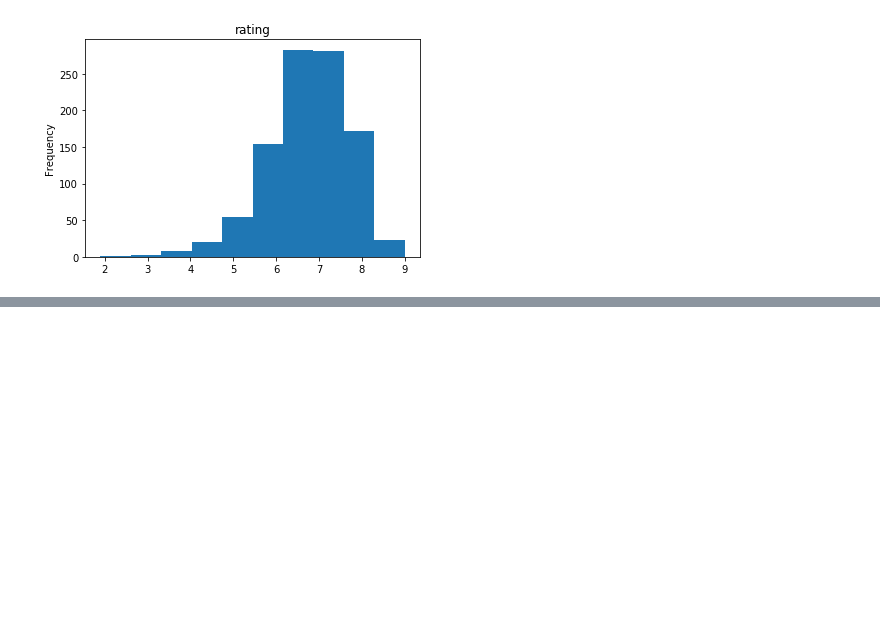
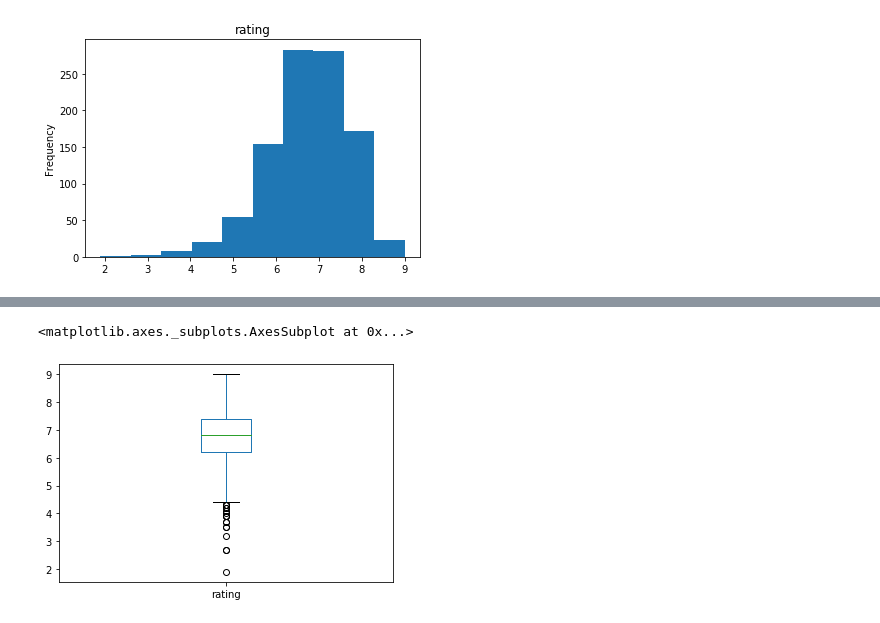
Before and after one commit to ElijahCoding/DataScience, a Jupyter notebook: AdvancedMachineLearning/Pandas/Tutorial.ipynb, the cells around one changed output, grey strips where cells are left out. Cells and saved outputs as stored; diff of their text form; code cells hidden in the pictures; blank space fills up the shorter version.

```diff
--- a/AdvancedMachineLearning/Pandas/Tutorial.ipynb
+++ b/AdvancedMachineLearning/Pandas/Tutorial.ipynb
@@ -405,0 +431,5 @@ df['rating'].plot(kind='hist', title='rating')
+# %%
+df['rating'].plot(kind = 'box')
+# %% [output]
+<matplotlib.axes._subplots.AxesSubplot at 0x...>
+[figure, added]
```
Also changed, not shown: parts of 7 cells of this notebook, 1 other file.
